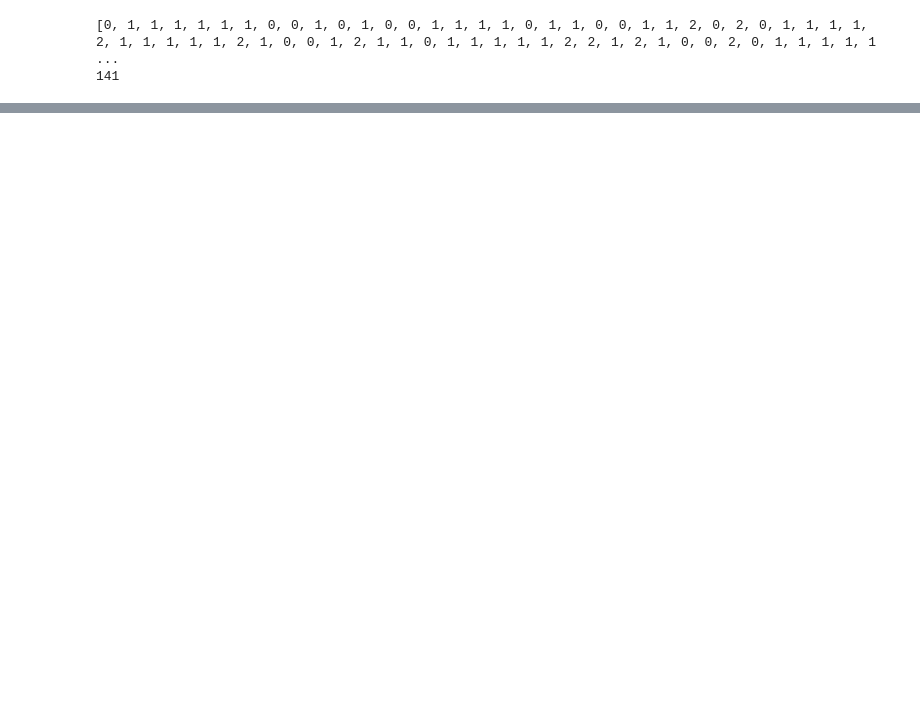
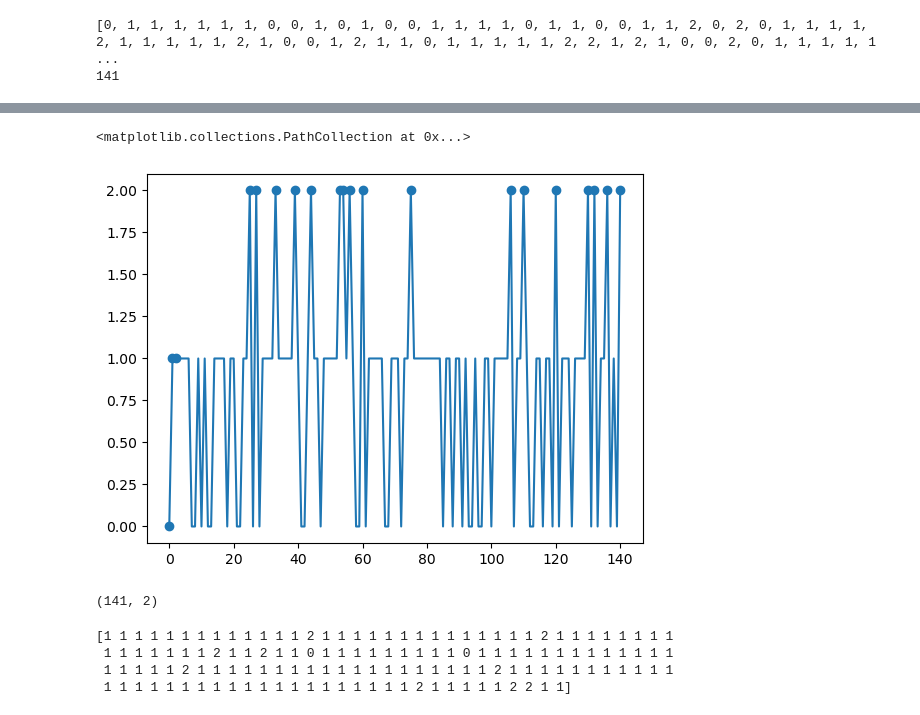
Before and after one commit to rosalynlu/Gun-Violence-USA, a Jupyter notebook: Armed and Dangerous An Analysis of Features Affecting Mass Shooting Fatalities Using Unsupervised ML Methods.ipynb, the cells around one changed output, grey strips where cells are left out. Saved outputs shown, nothing was run; the diff lists cells and outputs as text; code cells hidden in the pictures; blank space fills up the shorter version.

```diff
--- a/Armed and Dangerous An Analysis of Features Affecting Mass Shooting Fatalities Using Unsupervised ML Methods.ipynb
+++ b/Armed and Dangerous An Analysis of Features Affecting Mass Shooting Fatalities Using Unsupervised ML Methods.ipynb
@@ -131,0 +149,57 @@ dtype: int64
+# %%
+from math import sqrt
+
+index = 0
+distance_data = {}
+
+for aff in dataframe["political_affiliation"]:
+    distance1 = sqrt((aff - center[0])**2)
+    distance2 = sqrt((aff - center[1])**2)
+    sum_distance = distance1+distance2
+    distance_data[index] = sum_distance
+    index=index+1
+
+# Sort the dictionary by value
+top_5_X = []
+top_5_Y = []
+
+for point in sorted(distance_data,key=distance_data.get,reverse=True):
+    top_5_X.append(point)
+    top_5_Y.append(dataframe["political_affiliation"][point])
+
+#Take the top 5 values as anomalous and plot them
+
+# First plot the original data
+pyplot.plot(range(len(dataframe["political_affiliation"])), dataframe["political_affiliation"])
+
+# Then add a layer scatter plotting the anomalous points
+pyplot.scatter(top_5_X[:20],top_5_Y[:20])
+# %% [output]
+<matplotlib.collections.PathCollection at 0x...>
+[figure, added]
+# %%
+from sklearn.datasets import load_digits
+from sklearn.decomposition import PCA
+
+pca = PCA(2)
+
+#Transform the data
+df = pd.DataFrame()
+df.insert(loc=0, column='political_affiliation', value=dataframe["political_affiliation"])
+df.insert(loc=1, column='fatalities', value=dataframe["fatalities"])
+
+df = pca.fit_transform(df)
+
+df.shape
+# %% [output]
+(141, 2)
+# %%
+kmeans = KMeans(n_clusters= 3)
+
+label = kmeans.fit_predict(df)
+print(label)
+# %% [output]
+[1 1 1 1 1 1 1 1 1 1 1 1 1 2 1 1 1 1 1 1 1 1 1 1 1 1 1 1 2 1 1 1 1 1 1 1 1
+ 1 1 1 1 1 1 1 2 1 1 2 1 1 0 1 1 1 1 1 1 1 1 1 0 1 1 1 1 1 1 1 1 1 1 1 1 1
+ 1 1 1 1 1 2 1 1 1 1 1 1 1 1 1 1 1 1 1 1 1 1 1 1 1 2 1 1 1 1 1 1 1 1 1 1 1
+ 1 1 1 1 1 1 1 1 1 1 1 1 1 1 1 1 1 1 1 1 2 1 1 1 1 1 2 2 1 1]
```
Also changed, not shown: parts of 7 cells of this notebook.
